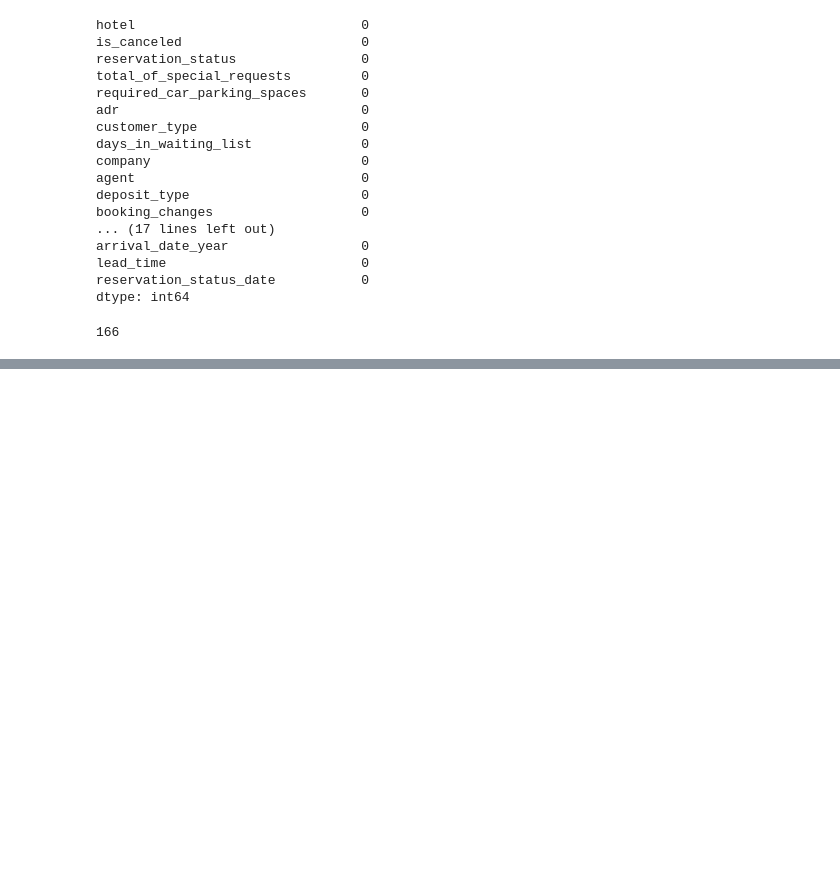
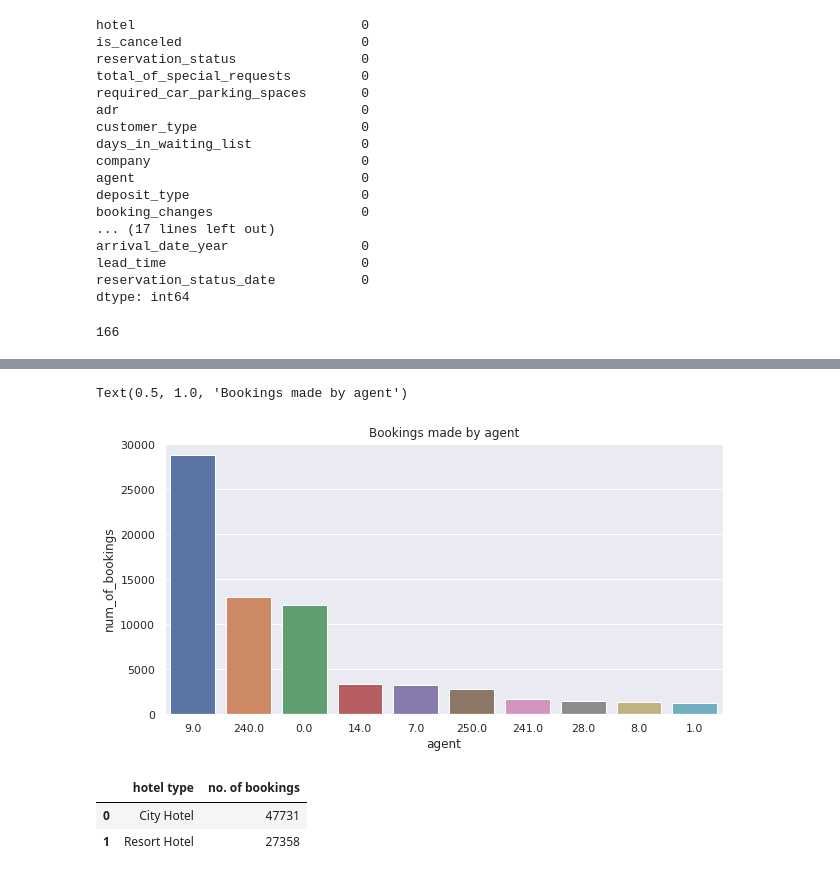
Before and after one commit to shaad4224/Hotel-Booking-Analysis, a Jupyter notebook: Hotel_Booking_Analysis_Capstone_Project.ipynb, the cells around one changed output, grey strips where cells are left out. Saved outputs shown, nothing was run; the diff lists cells and outputs as text; code cells hidden in the pictures; blank space fills up the shorter version.

```diff
--- a/Hotel_Booking_Analysis_Capstone_Project.ipynb
+++ b/Hotel_Booking_Analysis_Capstone_Project.ipynb
@@ -191,0 +205,9 @@ new_df['total_stay']=new_df['stays_in_week_nights']+new_df['stays_in_weekend_nig
+# %%
+highest_booking = new_df['agent'].value_counts().reset_index()
+highest_booking.columns = ['agent','num_of_bookings']
+highest_booking.sort_values(by = 'num_of_bookings', ascending = False)
+
+new_df.drop(new_df[new_df['agent']==0].index , inplace = True)
+
+top_booking_agent = highest_booking[:10]
+top_booking_agent
@@ -191,0 +226,15 @@ new_df['total_stay']=new_df['stays_in_week_nights']+new_df['stays_in_weekend_nig
+# %%
+plt.figure(figsize= (10,5))
+sns.barplot(x = top_booking_agent['agent'], y = top_booking_agent['num_of_bookings'],order = top_booking_agent['agent'])
+plt.title('Bookings made by agent')
+# %% [output]
+Text(0.5, 1.0, 'Bookings made by agent')
+[figure, added]
+# %%
+Number_of_bookings=new_df['hotel'].value_counts().reset_index()
+Number_of_bookings.columns=['hotel type','no. of bookings']
+Number_of_bookings
+# %% [output]
+|  | hotel type | no. of bookings |
+| 0 | City Hotel | 47731 |
+| 1 | Resort Hotel | 27358 |
```
Also changed, not shown: parts of 23 cells of this notebook.
